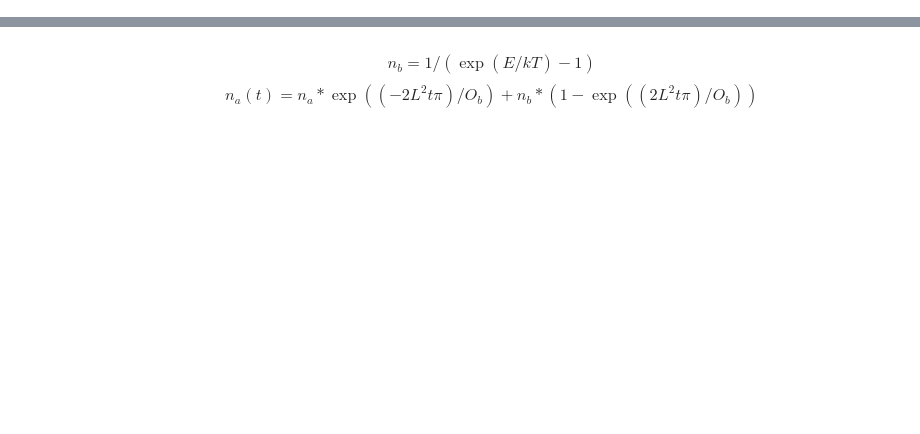
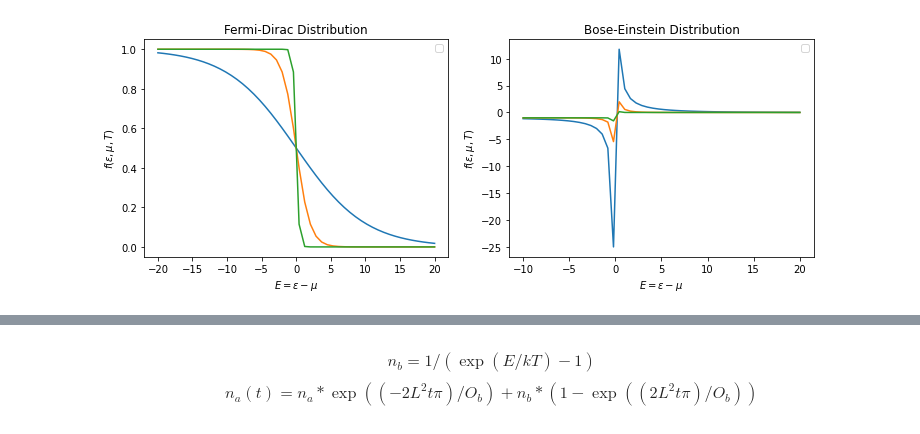
Before and after one commit to skozh/QFIM, a Jupyter notebook: Belief_State.ipynb, the cells around one changed output, grey strips where cells are left out. Cells and saved outputs as stored; diff of their text form; code cells hidden in the pictures; blank space fills up the shorter version.

```diff
--- a/Belief_State.ipynb
+++ b/Belief_State.ipynb
@@ -1,34 +3,33 @@
 # %%
-%python
-from pylab import *
-from numpy import exp
+from numpy import exp, linspace
+import matplotlib.pyplot as plt
 
 ktvalues = [5.0, 1.0, 0.2];
 legarray = [];
 
-
 fig, ax = plt.subplots(1,2,figsize=(12,4))
 
+ax[0].set_xlabel('$E=\epsilon-\mu$');
+ax[0].set_ylabel('$f(\epsilon, \mu,T)$')
+ax[0].legend(legarray);
+ax[0].set_title('Fermi-Dirac Distribution')
 for i in range(0,len(ktvalues)):
     kt = ktvalues[i];
     x =linspace(-20,20);
     f = 1.0/(exp(x/kt)+1);
+    legarray.append("$kT=$"+str(kt));
     ax[0].plot(x,f);
-    legarray.append("$kT=$"+str(kt));
-ax[0].set_xlabel('$E=\epsilon-\mu$');
-ax[0].set_ylabel('$f(\epsilon, \mu,T)$')
-ax[0].legend(legarray);
-ax[0].set_title('Fermi-Dirac Distribution')
 
-
+ax[1].set_xlabel('$E=\epsilon-\mu$');
+ax[1].set_ylabel('$f(\epsilon, \mu,T)$')
+ax[1].legend(legarray);
+ax[1].set_title('Bose-Einstein Distribution')
 for i in range(0,len(ktvalues)):
     kt = ktvalues[i];
     x =linspace(-10,20);
     f = 1.0/(exp(x/kt)-1);
+    legarray.append("$kT=$"+str(kt));
     ax[1].plot(x,f);
-    legarray.append("$kT=$"+str(kt));
-ax[1].set_xlabel('$E=\epsilon-\mu$');
-ax[1].set_ylabel('$f(\epsilon, \mu,T)$')
-ax[1].legend(legarray);
-ax[1].set_title('Fermi-Dirac Distribution')
+# %% [output]
+[figure, added]
 # %%
```
Also changed, not shown: parts of 3 cells of this notebook.
